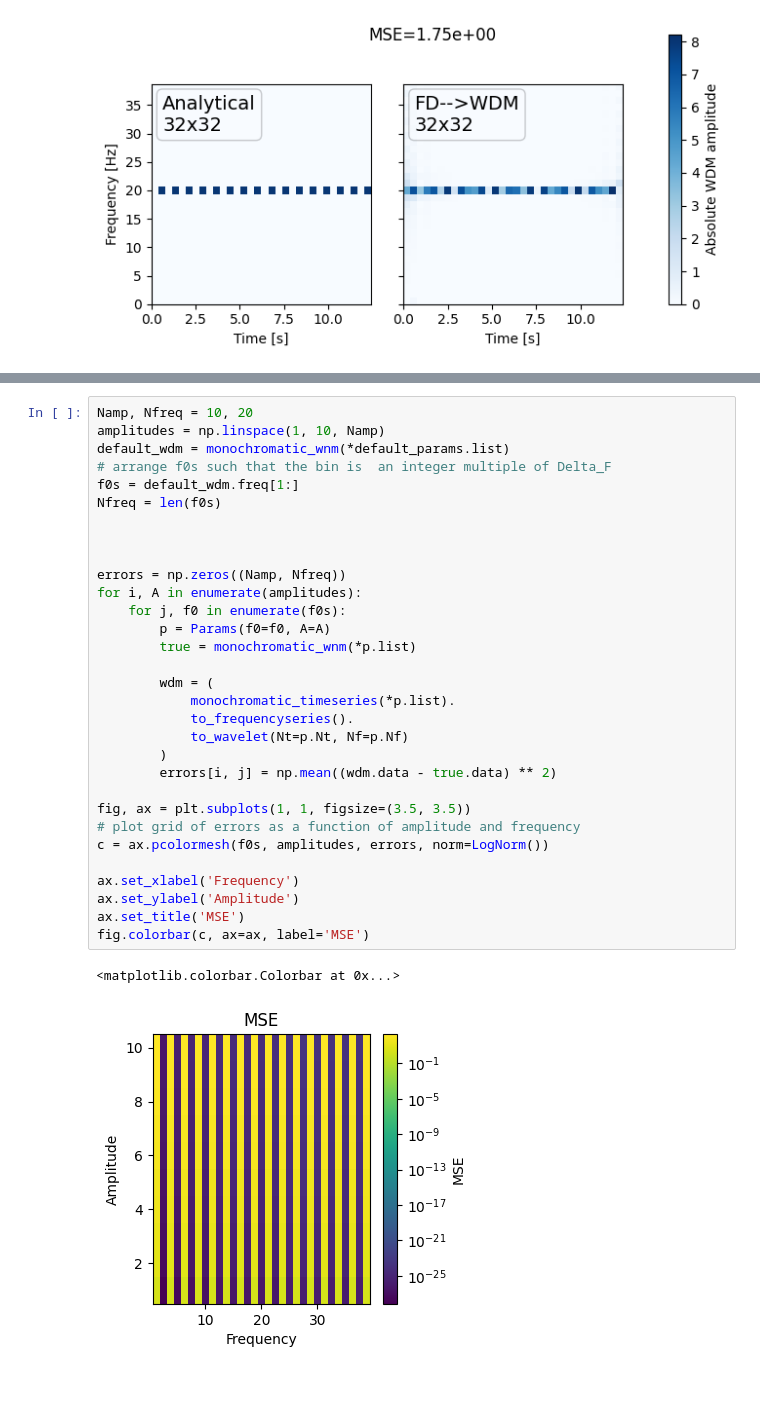
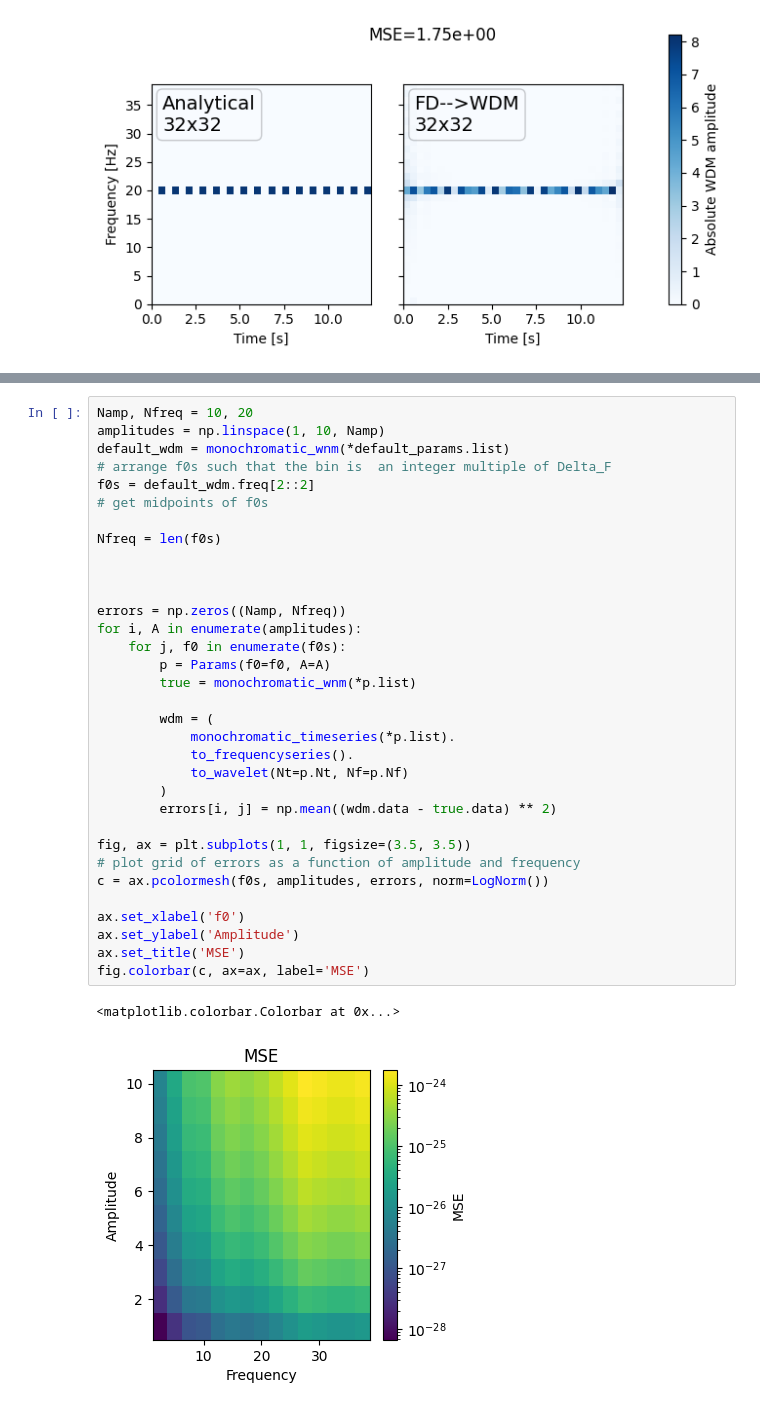
Before and after one commit to pywavelet/pywavelet, a Jupyter notebook: docs/backend_accuracy.ipynb, the cells around one changed output, grey strips where cells are left out. Saved outputs shown, nothing was run; the diff lists cells and outputs as text.

```diff
--- a/docs/backend_accuracy.ipynb
+++ b/docs/backend_accuracy.ipynb
@@ -121,33 +121,35 @@ fig.colorbar(c, ax=ax, label='MSE')
 Namp, Nfreq = 10, 20
 amplitudes = np.linspace(1, 10, Namp)
 default_wdm = monochromatic_wnm(*default_params.list)
 # arrange f0s such that the bin is  an integer multiple of Delta_F
-f0s = default_wdm.freq[1:]
+f0s = default_wdm.freq[2::2]
+# get midpoints of f0s
+
 Nfreq = len(f0s)
 
 
 
 errors = np.zeros((Namp, Nfreq))
 for i, A in enumerate(amplitudes):
     for j, f0 in enumerate(f0s):
         p = Params(f0=f0, A=A)
         true = monochromatic_wnm(*p.list)
 
         wdm = (
             monochromatic_timeseries(*p.list).
             to_frequencyseries().
             to_wavelet(Nt=p.Nt, Nf=p.Nf)
         )
         errors[i, j] = np.mean((wdm.data - true.data) ** 2)
 
 fig, ax = plt.subplots(1, 1, figsize=(3.5, 3.5))
 # plot grid of errors as a function of amplitude and frequency
 c = ax.pcolormesh(f0s, amplitudes, errors, norm=LogNorm())
 
-ax.set_xlabel('Frequency')
+ax.set_xlabel('f0')
 ax.set_ylabel('Amplitude')
 ax.set_title('MSE')
 fig.colorbar(c, ax=ax, label='MSE')
 # %% [output]
 <matplotlib.colorbar.Colorbar at 0x...>
-[figure, old version]
+[figure, new version]
```
Also changed, not shown: parts of 3 cells of this notebook.
